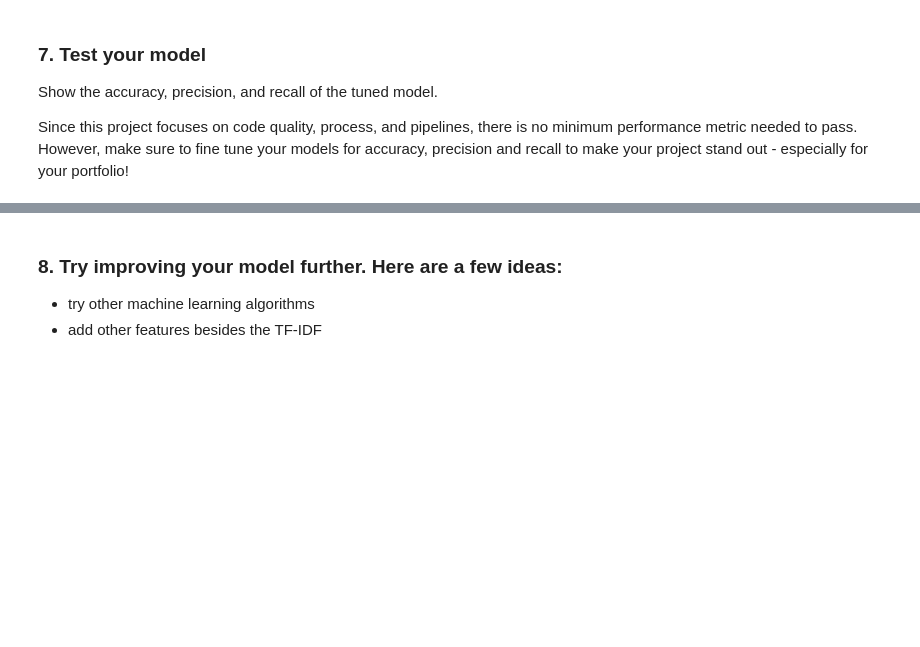
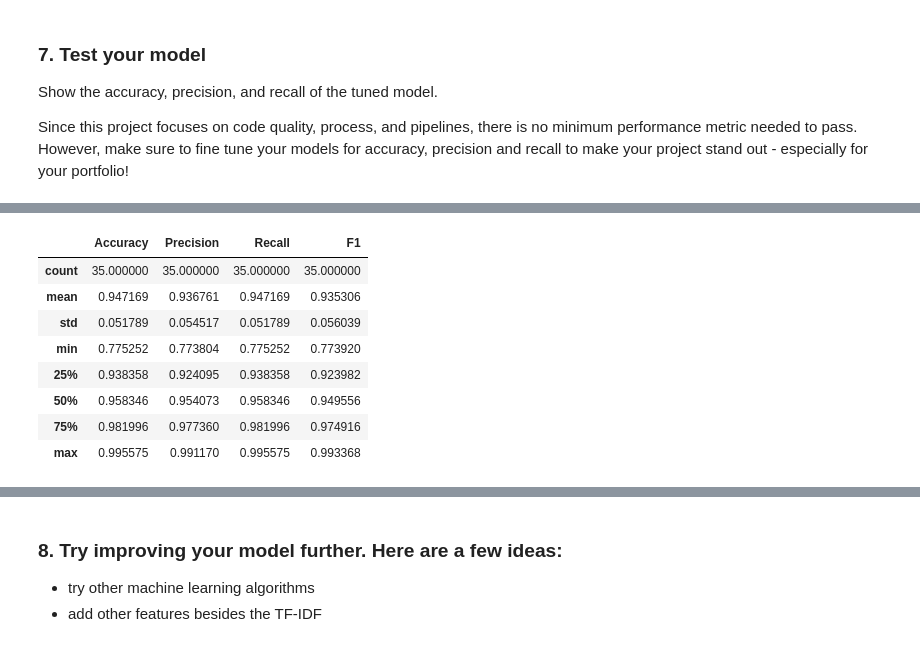
Before and after one commit to mafda/disaster_response_pipeline, a Jupyter notebook: notebooks/ML_Pipeline_Preparation.ipynb, the cells around one changed output, grey strips where cells are left out. Cells and saved outputs as stored; diff of their text form; code cells hidden in the pictures; blank space fills up the shorter version.

Commit message:
complete model

```diff
--- a/notebooks/ML_Pipeline_Preparation.ipynb
+++ b/notebooks/ML_Pipeline_Preparation.ipynb
@@ -85,7 +78,7 @@ def tokenize(text):
 ### 3. Build a machine learning pipeline
 This machine pipeline should take in the `message` column as input and output classification results on the other 36 categories in the dataset. You may find the [MultiOutputClassifier](http://scikit-learn.org/stable/modules/generated/sklearn.multioutput.MultiOutputClassifier.html) helpful for predicting multiple target variables.
 # %%
-pipeline = Pipeline([
+model_0 = Pipeline([
     ('vect', CountVectorizer(tokenizer = tokenize)),
     ('tfidf', TfidfTransformer()),
     ('clf', MultiOutputClassifier(RandomForestClassifier()))
@@ -96,6 +89,6 @@ pipeline = Pipeline([
 - Train pipeline
 # %%
 X_train, X_test, y_train, y_test = train_test_split(X, y)
-pipeline_fitted = pipeline.fit(X_train, y_train)
+pipeline_fitted = model_0.fit(X_train, y_train)
 # %%
 random_message = ["I am hungry, I don't have food to eat, I don't have house I don't have clothes I count on you thank you so much"]
@@ -136,9 +129,10 @@ def get_evaluate_multioutput(actual, predicted, col_names):
     return metrics_df
 # %%
 # Calculate evaluation metrics for test set
-y_pred = pipeline.predict(X_test)
+y_pred = model_0.predict(X_test)
 col_names = list(y.columns.values)
 # %%
-print(get_evaluate_multioutput(np.array(y_test), y_pred, col_names))
+evaluate_0 = get_evaluate_multioutput(np.array(y_test), y_pred, col_names)
+print(evaluate_0)
 # %% [output]
                         Accuracy  Precision    Recall        F1
@@ -205,0 +224,13 @@ Since this project focuses on code quality, process, and  pipelines, there is no
+# %%
+# Get summary stats for first model
+evaluate_0.describe()
+# %% [output]
+|  | Accuracy | Precision | Recall | F1 |
+| count | 35.000000 | 35.000000 | 35.000000 | 35.000000 |
+| mean | 0.947169 | 0.936761 | 0.947169 | 0.935306 |
+| std | 0.051789 | 0.054517 | 0.051789 | 0.056039 |
+| min | 0.775252 | 0.773804 | 0.775252 | 0.773920 |
+| 25% | 0.938358 | 0.924095 | 0.938358 | 0.923982 |
+| 50% | 0.958346 | 0.954073 | 0.958346 | 0.949556 |
+| 75% | 0.981996 | 0.977360 | 0.981996 | 0.974916 |
+| max | 0.995575 | 0.991170 | 0.995575 | 0.993368 |
```
Also changed, not shown: parts of 17 cells of this notebook.
